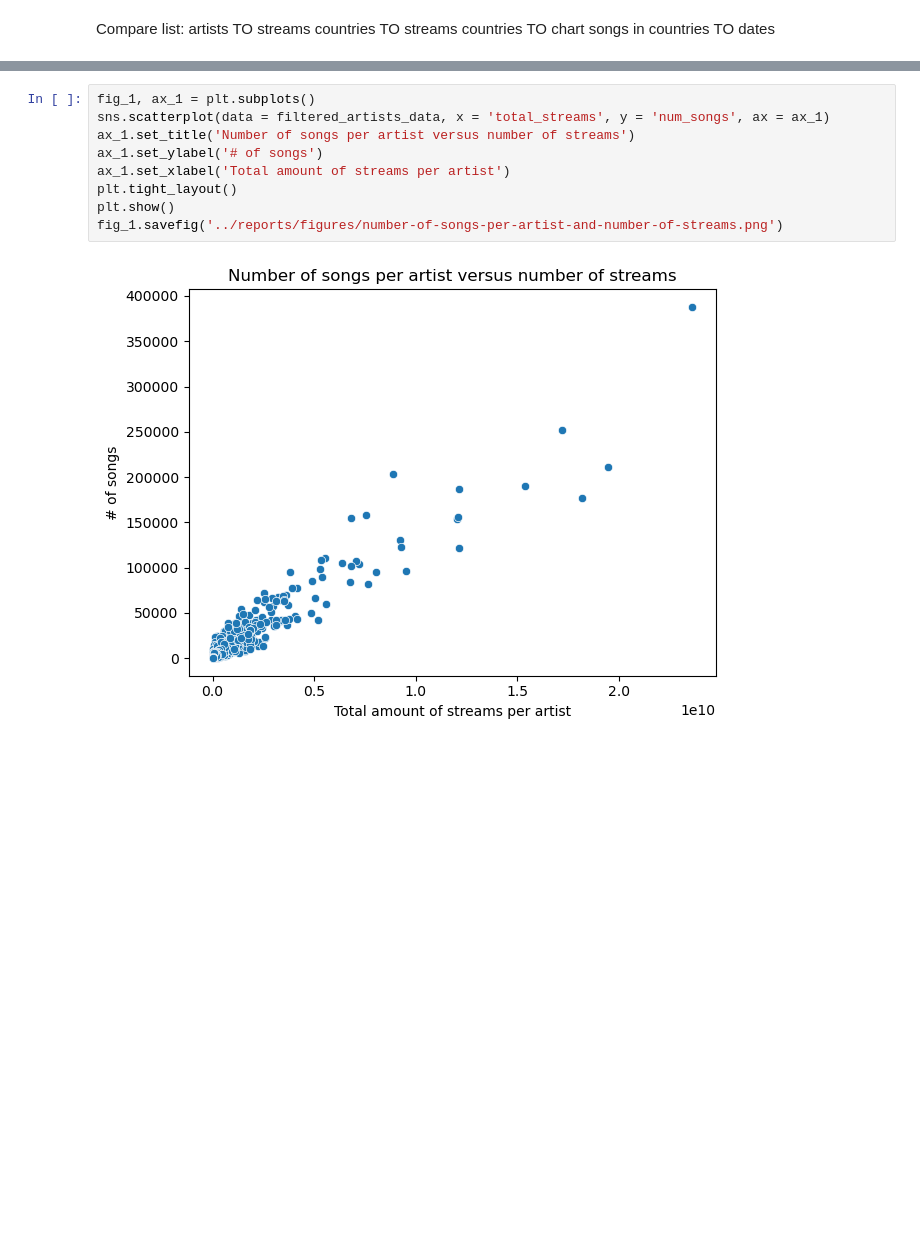
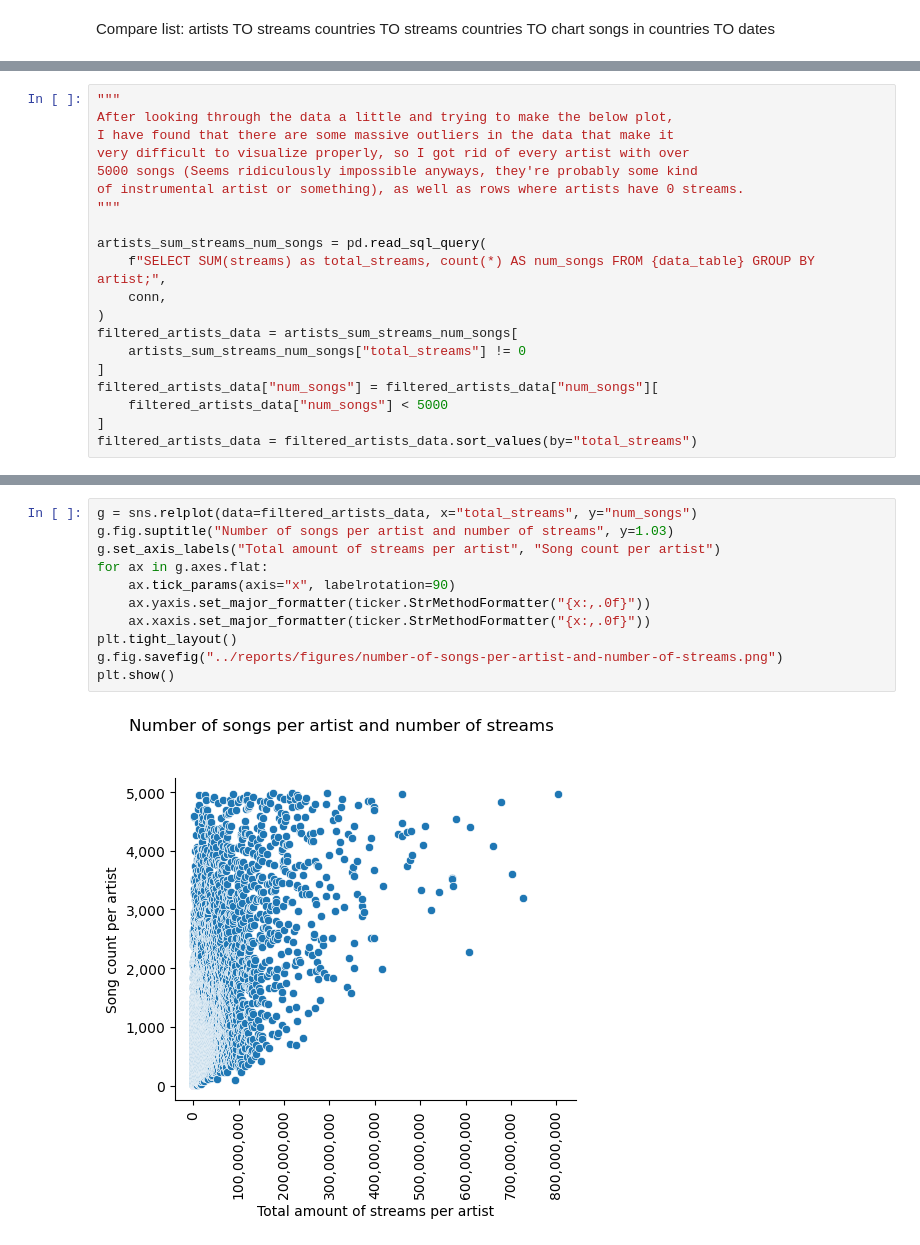
Before and after one commit to dmshakur/spotify-data-analysis, a Jupyter notebook: notebooks/data_analysis.ipynb, the cells around one changed output, grey strips where cells are left out. Saved outputs shown, nothing was run; the diff lists cells and outputs as text; blank space fills up the shorter version.

Commit message:
Reworked some of the code in data_analysis.ipynb, added another figure, working on another figure to display accumulative streams over time in different regions of the world.

```diff
--- a/notebooks/data_analysis.ipynb
+++ b/notebooks/data_analysis.ipynb
@@ -93,0 +141,20 @@ dtype: object
+# %%
+"""
+After looking through the data a little and trying to make the below plot,
+I have found that there are some massive outliers in the data that make it
+very difficult to visualize properly, so I got rid of every artist with over
+5000 songs (Seems ridiculously impossible anyways, they're probably some kind
+of instrumental artist or something), as well as rows where artists have 0 streams.
+"""
+
+artists_sum_streams_num_songs = pd.read_sql_query(
+    f"SELECT SUM(streams) as total_streams, count(*) AS num_songs FROM {data_table} GROUP BY artist;",
+    conn,
+)
+filtered_artists_data = artists_sum_streams_num_songs[
+    artists_sum_streams_num_songs["total_streams"] != 0
+]
+filtered_artists_data["num_songs"] = filtered_artists_data["num_songs"][
+    filtered_artists_data["num_songs"] < 5000
+]
+filtered_artists_data = filtered_artists_data.sort_values(by="total_streams")
@@ -94,11 +193,13 @@ dtype: object
 # %%
-fig_1, ax_1 = plt.subplots()
-sns.scatterplot(data = filtered_artists_data, x = 'total_streams', y = 'num_songs', ax = ax_1)
-ax_1.set_title('Number of songs per artist versus number of streams')
-ax_1.set_ylabel('# of songs')
-ax_1.set_xlabel('Total amount of streams per artist')
+g = sns.relplot(data=filtered_artists_data, x="total_streams", y="num_songs")
+g.fig.suptitle("Number of songs per artist and number of streams", y=1.03)
+g.set_axis_labels("Total amount of streams per artist", "Song count per artist")
+for ax in g.axes.flat:
+    ax.tick_params(axis="x", labelrotation=90)
+    ax.yaxis.set_major_formatter(ticker.StrMethodFormatter("{x:,.0f}"))
+    ax.xaxis.set_major_formatter(ticker.StrMethodFormatter("{x:,.0f}"))
 plt.tight_layout()
+g.fig.savefig("../reports/figures/number-of-songs-per-artist-and-number-of-streams.png")
 plt.show()
-fig_1.savefig('../reports/figures/number-of-songs-per-artist-and-number-of-streams.png')
 # %% [output]
-[figure, old version]
+[figure, new version]
```
Also changed, not shown: parts of 20 cells of this notebook, 4 other files.
